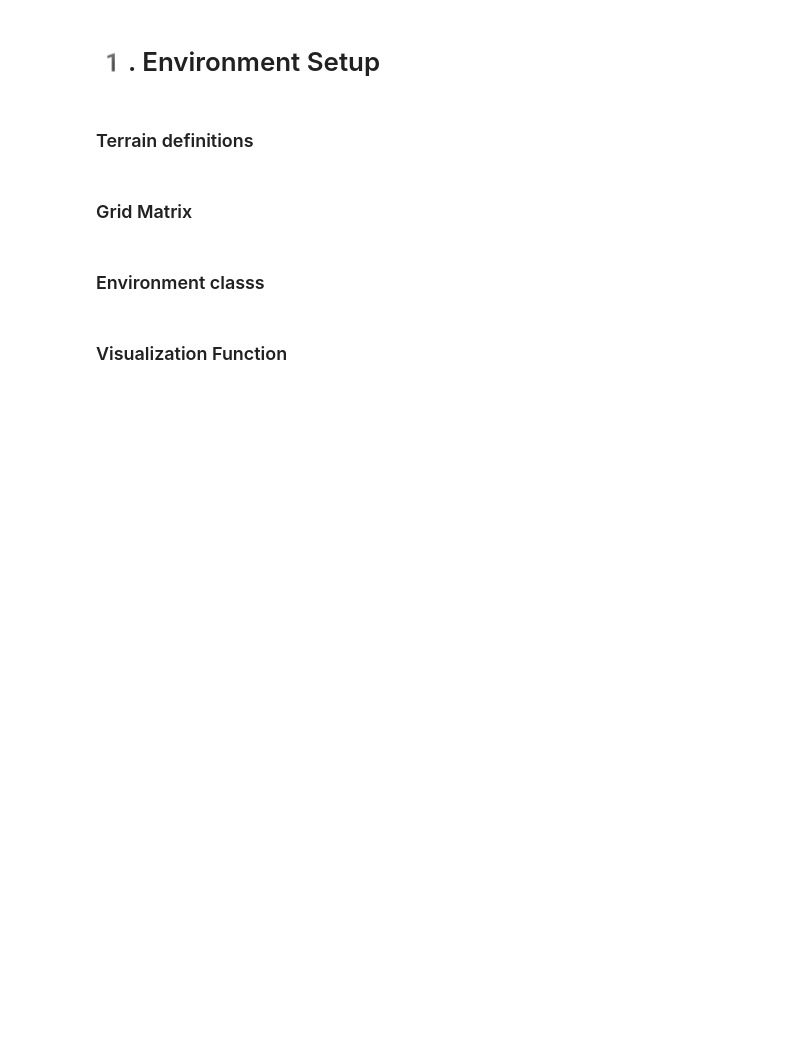
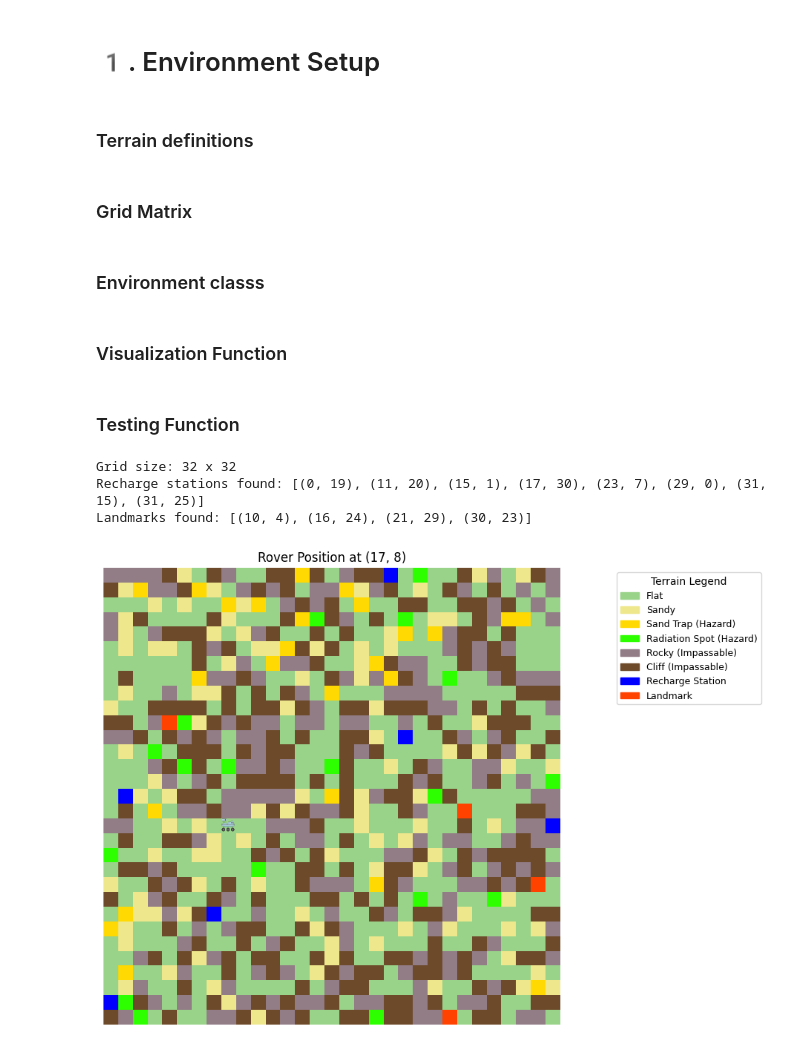
Before and after one commit to parth5757/ML-AI-Data_Science, a Jupyter notebook: Projects/InterPlanetartry Rover/Interplanetary _Rover.ipynb, the cells around one changed output. Drawn from its saved outputs; the diff is of its cells as text; code cells hidden in the pictures; blank space fills up the shorter version.

Commit message:
Made Test Environment Visualization with Rover and Legend.

```diff
--- a/Projects/InterPlanetartry Rover/Interplanetary _Rover.ipynb
+++ b/Projects/InterPlanetartry Rover/Interplanetary _Rover.ipynb
@@ -258,3 +258,25 @@ def visualize_environment(env, rover_position=None, rover_image_path=None):
     )
 
     plt.show()
+# %% [markdown]
+### Testing Function
+# %%
+# Create the environment object
+env = Environment(matrix)
+
+# Example rover position (row, col)
+rover_position = (17, 8)   # You can change this to move the rover
+rover_image_path = "Assets/Rover.png"  # Adjust path if stored elsewhere
+
+# Basic environment checks
+print("Grid size:", env.rows, "x", env.cols)
+print("Recharge stations found:", env.find_all(RECHARGE))
+print("Landmarks found:", env.find_all(LANDMARK))
+
+# Visualize grid + rover + legend
+visualize_environment(env, rover_position, rover_image_path)
+# %% [output]
+Grid size: 32 x 32
+Recharge stations found: [(0, 19), (11, 20), (15, 1), (17, 30), (23, 7), (29, 0), (31, 15), (31, 25)]
+Landmarks found: [(10, 4), (16, 24), (21, 29), (30, 23)]
+[figure, added]
```
